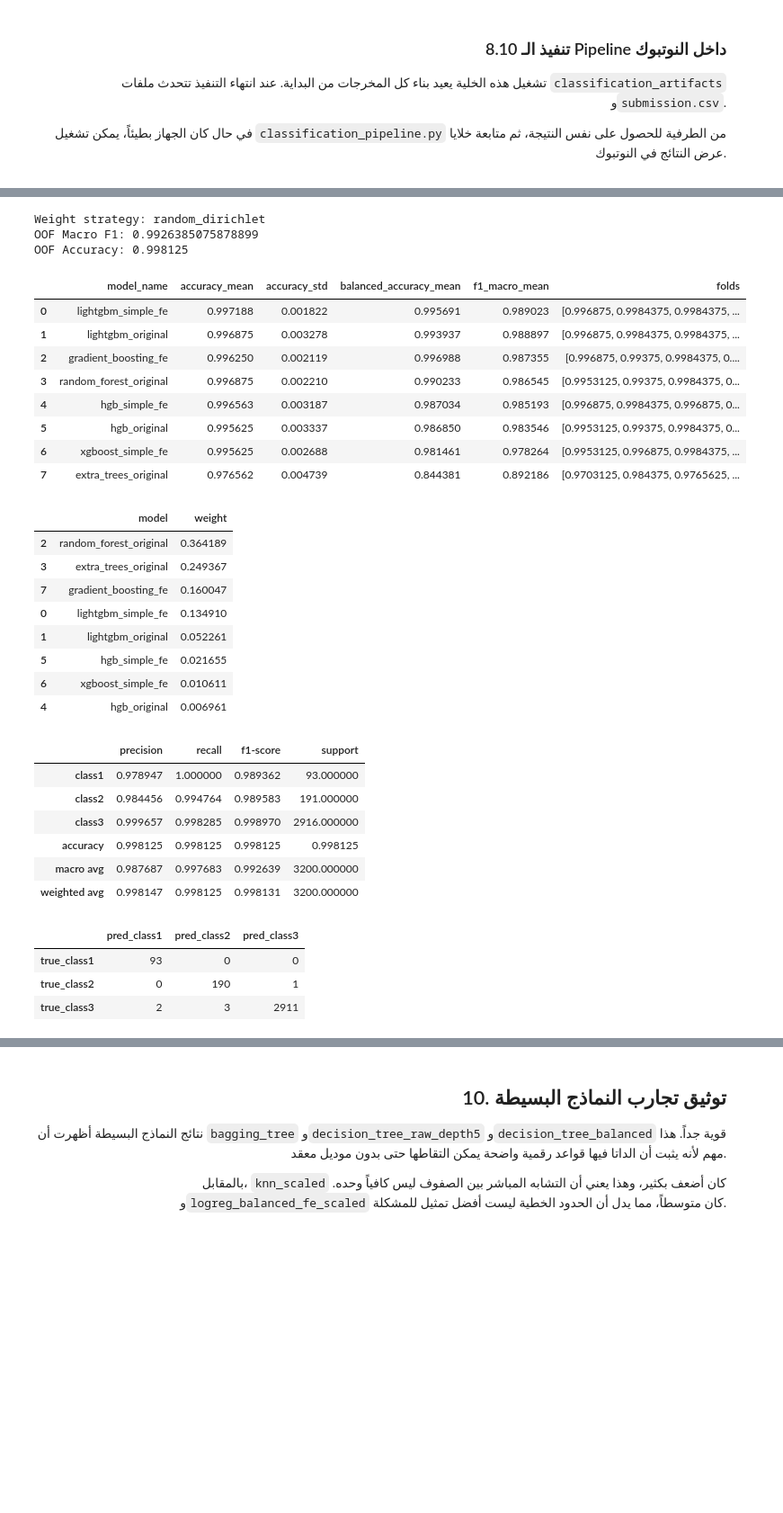
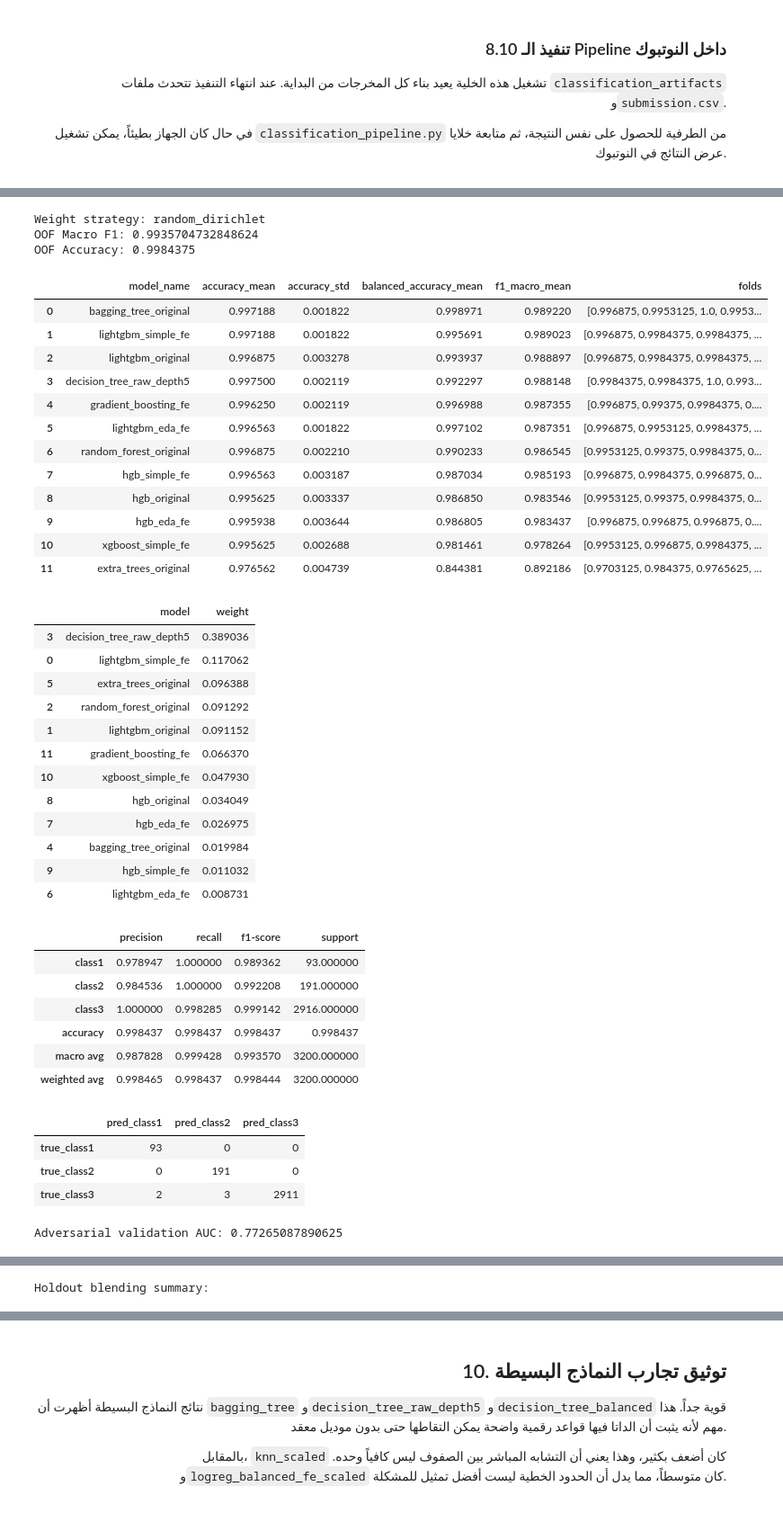
Before and after one commit to AhmadMurad10/FITE-Classification-Challenge, a Jupyter notebook: classification_pipeline.ipynb, the cells around one changed output, grey strips where cells are left out. Shown at 90% size. Cells and saved outputs as stored; diff of their text form; code cells hidden in the pictures; blank space fills up the shorter version.

Commit message:
Add robust ensemble validation and EDA features

```diff
--- a/classification_pipeline.ipynb
+++ b/classification_pipeline.ipynb
@@ -1515,53 +1983,75 @@ main()
 # %%
 cv_results = pd.read_csv(ARTIFACT_DIR / "cv_results.csv")
 baseline_results = pd.read_csv(ARTIFACT_DIR / "baseline_results.csv")
 robust_by_seed = pd.read_csv(ARTIFACT_DIR / "robust_validation_by_seed.csv")
 robust_summary = pd.read_csv(ARTIFACT_DIR / "robust_validation_summary.csv")
 
 with open(ARTIFACT_DIR / "ensemble_info.json", "r", encoding="utf-8") as f:
     ensemble_info = json.load(f)
 report_df = pd.read_csv(ARTIFACT_DIR / "ensemble_oof_classification_report.csv", index_col=0)
 cm_df = pd.read_csv(ARTIFACT_DIR / "ensemble_oof_confusion_matrix.csv", index_col=0)
 submission = pd.read_csv("submission.csv")
 
 print("Weight strategy:", ensemble_info.get("weight_strategy"))
 print("OOF Macro F1:", ensemble_info.get("oof_f1_macro"))
 print("OOF Accuracy:", ensemble_info.get("oof_accuracy"))
 
 display(cv_results.sort_values("f1_macro_mean", ascending=False))
 display(pd.DataFrame(list(ensemble_info["weights"].items()), columns=["model", "weight"]).sort_values("weight", ascending=False))
 display(report_df)
 display(cm_df)
+
+adversarial_df = pd.read_csv(ARTIFACT_DIR / "adversarial_validation.csv")
+holdout_blending = pd.read_csv(ARTIFACT_DIR / "ensemble_holdout_blending.csv")
+with open(ARTIFACT_DIR / "ensemble_holdout_summary.json", "r", encoding="utf-8") as f:
+    holdout_summary = json.load(f)
+
+print("Adversarial validation AUC:", adversarial_df["adversarial_auc"].iloc[0])
+display(adversarial_df[["feature", "train_mean", "test_mean", "abs_mean_diff"]].head(12))
+print("Holdout blending summary:")
+display(holdout_blending)
+print("Holdout valid Macro F1 mean:", holdout_summary["holdout_valid_f1_macro_mean"])
+print("Stable full OOF Macro F1:", holdout_summary["stable_full_oof"]["f1_macro"])
+print("OOF optimized full OOF Macro F1:", holdout_summary["oof_optimized_full_oof"]["f1_macro"])
 # %% [output]
 Weight strategy: random_dirichlet
-OOF Macro F1: 0.9926385075878899
-OOF Accuracy: 0.998125
+OOF Macro F1: 0.9935704732848624
+OOF Accuracy: 0.9984375
 |  | model_name | accuracy_mean | accuracy_std | balanced_accuracy_mean | f1_macro_mean | folds |
-| 0 | lightgbm_simple_fe | 0.997188 | 0.001822 | 0.995691 | 0.989023 | [0.996875, 0.9984375, 0.9984375, ... |
-| 1 | lightgbm_original | 0.996875 | 0.003278 | 0.993937 | 0.988897 | [0.996875, 0.9984375, 0.9984375, ... |
-| 2 | gradient_boosting_fe | 0.996250 | 0.002119 | 0.996988 | 0.987355 | [0.996875, 0.99375, 0.9984375, 0.... |
-| 3 | random_forest_original | 0.996875 | 0.002210 | 0.990233 | 0.986545 | [0.9953125, 0.99375, 0.9984375, 0... |
-| 4 | hgb_simple_fe | 0.996563 | 0.003187 | 0.987034 | 0.985193 | [0.996875, 0.9984375, 0.996875, 0... |
-| 5 | hgb_original | 0.995625 | 0.003337 | 0.986850 | 0.983546 | [0.9953125, 0.99375, 0.9984375, 0... |
-| 6 | xgboost_simple_fe | 0.995625 | 0.002688 | 0.981461 | 0.978264 | [0.9953125, 0.996875, 0.9984375, ... |
-| 7 | extra_trees_original | 0.976562 | 0.004739 | 0.844381 | 0.892186 | [0.9703125, 0.984375, 0.9765625, ... |
+| 0 | bagging_tree_original | 0.997188 | 0.001822 | 0.998971 | 0.989220 | [0.996875, 0.9953125, 1.0, 0.9953... |
+| 1 | lightgbm_simple_fe | 0.997188 | 0.001822 | 0.995691 | 0.989023 | [0.996875, 0.9984375, 0.9984375, ... |
+| 2 | lightgbm_original | 0.996875 | 0.003278 | 0.993937 | 0.988897 | [0.996875, 0.9984375, 0.9984375, ... |
+| 3 | decision_tree_raw_depth5 | 0.997500 | 0.002119 | 0.992297 | 0.988148 | [0.9984375, 0.9984375, 1.0, 0.993... |
+| 4 | gradient_boosting_fe | 0.996250 | 0.002119 | 0.996988 | 0.987355 | [0.996875, 0.99375, 0.9984375, 0.... |
+| 5 | lightgbm_eda_fe | 0.996563 | 0.001822 | 0.997102 | 0.987351 | [0.996875, 0.9953125, 0.9984375, ... |
+| 6 | random_forest_original | 0.996875 | 0.002210 | 0.990233 | 0.986545 | [0.9953125, 0.99375, 0.9984375, 0... |
+| 7 | hgb_simple_fe | 0.996563 | 0.003187 | 0.987034 | 0.985193 | [0.996875, 0.9984375, 0.996875, 0... |
+| 8 | hgb_original | 0.995625 | 0.003337 | 0.986850 | 0.983546 | [0.9953125, 0.99375, 0.9984375, 0... |
+| 9 | hgb_eda_fe | 0.995938 | 0.003644 | 0.986805 | 0.983437 | [0.996875, 0.996875, 0.996875, 0.... |
+| 10 | xgboost_simple_fe | 0.995625 | 0.002688 | 0.981461 | 0.978264 | [0.9953125, 0.996875, 0.9984375, ... |
+| 11 | extra_trees_original | 0.976562 | 0.004739 | 0.844381 | 0.892186 | [0.9703125, 0.984375, 0.9765625, ... |
 |  | model | weight |
-| 2 | random_forest_original | 0.364189 |
-| 3 | extra_trees_original | 0.249367 |
-| 7 | gradient_boosting_fe | 0.160047 |
-| 0 | lightgbm_simple_fe | 0.134910 |
-| 1 | lightgbm_original | 0.052261 |
-| 5 | hgb_simple_fe | 0.021655 |
-| 6 | xgboost_simple_fe | 0.010611 |
-| 4 | hgb_original | 0.006961 |
+| 3 | decision_tree_raw_depth5 | 0.389036 |
+| 0 | lightgbm_simple_fe | 0.117062 |
+| 5 | extra_trees_original | 0.096388 |
+| 2 | random_forest_original | 0.091292 |
+| 1 | lightgbm_original | 0.091152 |
+| 11 | gradient_boosting_fe | 0.066370 |
+| 10 | xgboost_simple_fe | 0.047930 |
+| 8 | hgb_original | 0.034049 |
+| 7 | hgb_eda_fe | 0.026975 |
+| 4 | bagging_tree_original | 0.019984 |
+| 9 | hgb_simple_fe | 0.011032 |
+| 6 | lightgbm_eda_fe | 0.008731 |
 |  | precision | recall | f1-score | support |
 | class1 | 0.978947 | 1.000000 | 0.989362 | 93.000000 |
-| class2 | 0.984456 | 0.994764 | 0.989583 | 191.000000 |
-| class3 | 0.999657 | 0.998285 | 0.998970 | 2916.000000 |
-| accuracy | 0.998125 | 0.998125 | 0.998125 | 0.998125 |
-| macro avg | 0.987687 | 0.997683 | 0.992639 | 3200.000000 |
-| weighted avg | 0.998147 | 0.998125 | 0.998131 | 3200.000000 |
+| class2 | 0.984536 | 1.000000 | 0.992208 | 191.000000 |
+| class3 | 1.000000 | 0.998285 | 0.999142 | 2916.000000 |
+| accuracy | 0.998437 | 0.998437 | 0.998437 | 0.998437 |
+| macro avg | 0.987828 | 0.999428 | 0.993570 | 3200.000000 |
+| weighted avg | 0.998465 | 0.998437 | 0.998444 | 3200.000000 |
 |  | pred_class1 | pred_class2 | pred_class3 |
 | true_class1 | 93 | 0 | 0 |
-| true_class2 | 0 | 190 | 1 |
+| true_class2 | 0 | 191 | 0 |
 | true_class3 | 2 | 3 | 2911 |
+Adversarial validation AUC: 0.77265087890625
@@ -1567,0 +2071 @@ OOF Accuracy: 0.998125
+Holdout blending summary:
```
Also changed, not shown: parts of 29 cells of this notebook, 17 other files.
